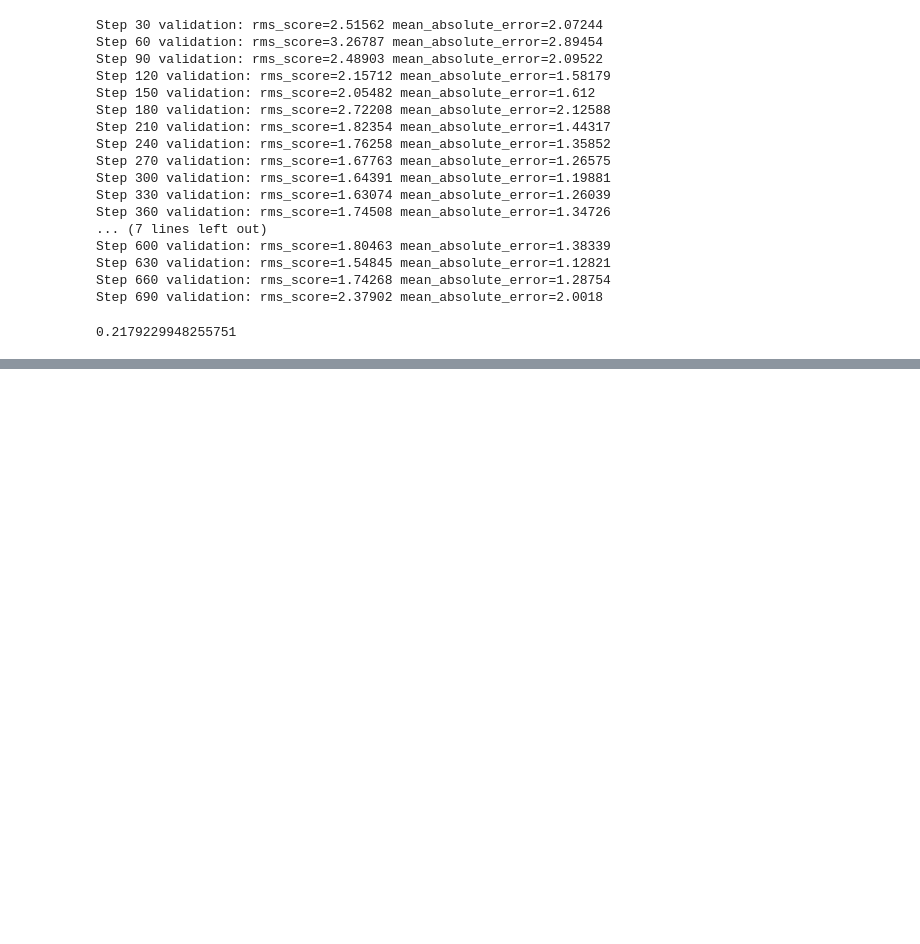
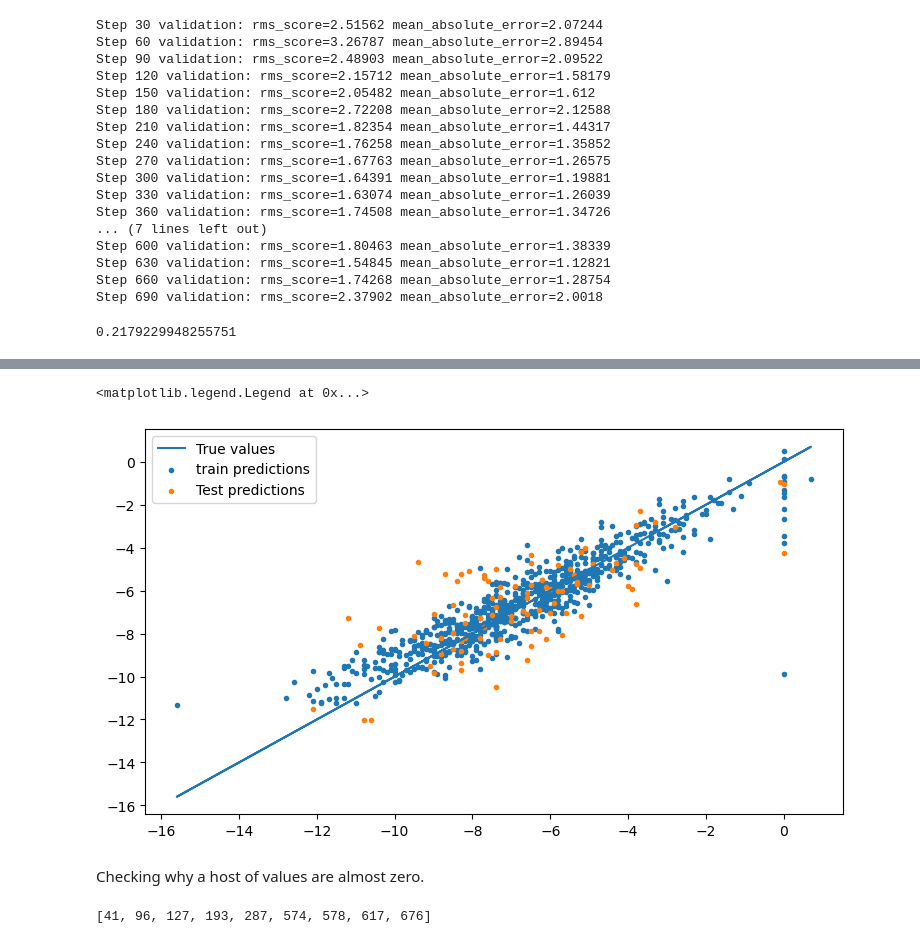
Before and after one commit to MolinDiscovery/MDRinhib-test, a Jupyter notebook: GraphConvModel.ipynb, the cells around one changed output, grey strips where cells are left out. Drawn from its saved outputs; the diff is of its cells as text; code cells hidden in the pictures; blank space fills up the shorter version.

Commit message:
Finished first try of the multitask model

```diff
--- a/GraphConvModel.ipynb
+++ b/GraphConvModel.ipynb
@@ -602,0 +593,17 @@ NameError: name 'df' is not defined
+# %%
+# Split the data
+splitter = dc.splits.RandomSplitter()
+train_dataset, valid_dataset, test_dataset = splitter.train_valid_test_split(
+    dataset = dataset,
+    frac_train = 0.8,
+    frac_valid = 0.1,
+    frac_test = 0.1,
+    seed=1,
+)
+# %%
+tasks = len(dataset.y[0])
+# %%
+# Build the model
+model = GraphConvModel(n_tasks=tasks, batch_size=batch_size, mode='regression', number_atom_features=n_feat, learning_rate=learning_rate)
+callback = dc.models.ValidationCallback(dataset=valid_dataset, interval=callback_interval, metrics=metrics)
+model.fit(train_dataset, nb_epoch=epochs, callbacks=callback)
@@ -602,0 +617,29 @@ NameError: name 'df' is not defined
+# %%
+train_preds = model.predict(train_dataset)
+test_preds = model.predict(test_dataset)
+
+# To get the predictions and true values for BCRP we must get the first item from each list
+receptor_no = 0
+train_preds_BCRP = [sublist[receptor_no] for sublist in train_preds]
+test_preds_BCRP = [sublist[receptor_no] for sublist in test_preds]
+train_plot_dataset_BCRP = [sublist[receptor_no] for sublist in train_dataset.y]
+test_plot_dataset_BCRP = [sublist[receptor_no] for sublist in test_dataset.y]
+# %%
+import matplotlib.pyplot as plt
+
+plt.figure(figsize=(9,5))
+plt.plot(train_plot_dataset_BCRP, train_plot_dataset_BCRP, label='True values')
+plt.scatter(train_plot_dataset_BCRP, train_preds_BCRP, marker='.', label='train predictions')
+plt.scatter(test_plot_dataset_BCRP, test_preds_BCRP, marker='.', label='Test predictions')
+
+plt.legend()
+# %% [output]
+<matplotlib.legend.Legend at 0x...>
+[figure, added]
+# %% [markdown]
+Checking why a host of values are almost zero.
+# %%
+zero_indices = [index for index, value in enumerate(train_preds_BCRP) if value > -1]
+print(zero_indices)
+# %% [output]
+[41, 96, 127, 193, 287, 574, 578, 617, 676]
```
Also changed, not shown: parts of 16 cells of this notebook, 2 other files.
